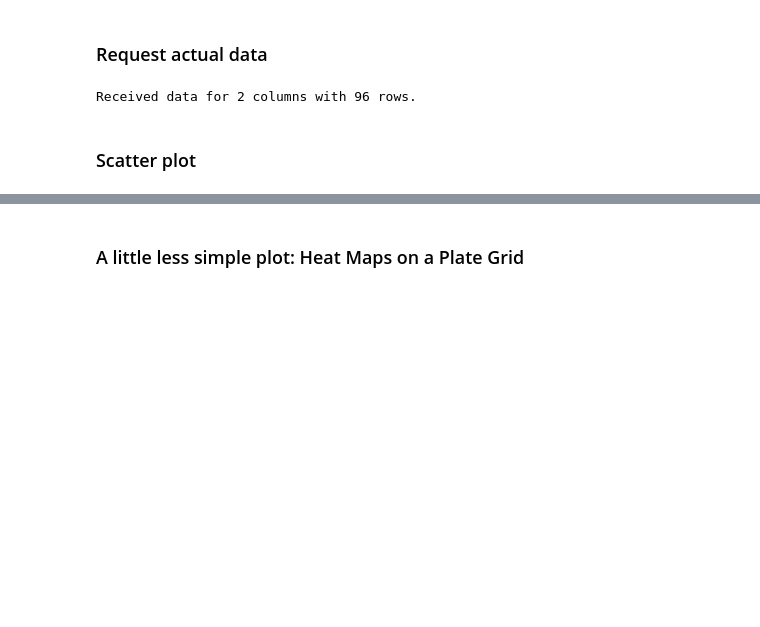
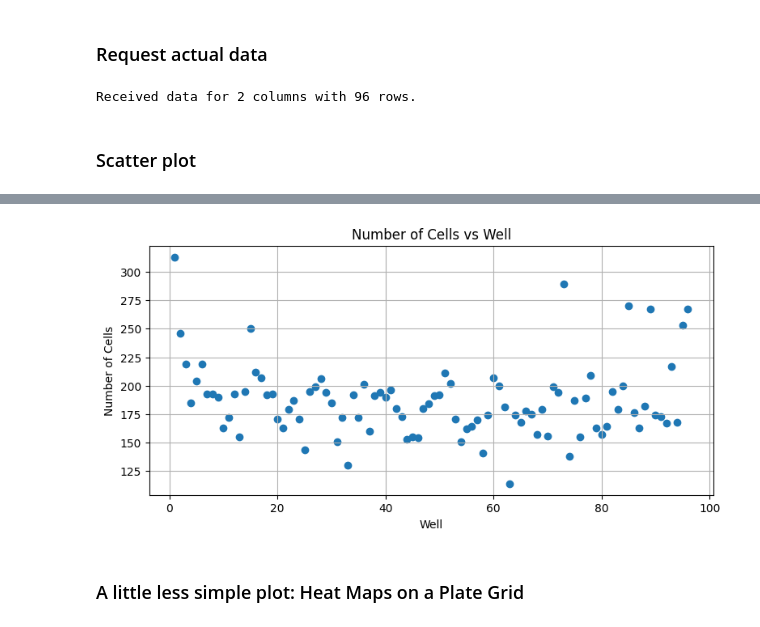
Before and after one commit to glencoesoftware/webinar-notebooks, a Jupyter notebook: 1. Plotting.ipynb, the cells around one changed output, grey strips where cells are left out. Cells and saved outputs as stored; diff of their text form; code cells hidden in the pictures; blank space fills up the shorter version.

```diff
--- a/1. Plotting.ipynb
+++ b/1. Plotting.ipynb
@@ -42,7 +40,10 @@ import pprint
 # %%
 from getpass import getpass
 conn = BlitzGateway(
-    raw_input("Username: "), getpass("OMERO Password: "),
-    host=raw_input("Host: "), port=int(raw_input("Port: ")))
+    input("Username: "), getpass("OMERO Password: "),
+    host=input("Host: "), port=int(input("Port: ")))
+# conn = BlitzGateway(
+#     'demo.user', 'Defense-Boggle-Fifteen9',
+#     host='apps.demo.omero-plus.io', port='4064')
 conn.connect()
 # %% [output]
@@ -55,9 +52,9 @@ False
 ### Request OMERO.table object
 # %%
 shared_resources = conn.c.sf.sharedResources()
-original_file_id = raw_input("OMERO.table file id: ")
+original_file_id = input("OMERO.table file id: ")
 original_file = omero.model.OriginalFileI(original_file_id, False)
 omero_table = shared_resources.openTable(original_file)
 column_names = [col.name for col in omero_table.getHeaders()]
-print "First ten columns:\n%s" % pprint.pformat(column_names[0:9])
+print(f"First ten columns:\n{pprint.pformat(column_names[0:9])}")
 # %% [output]
@@ -77,26 +73,20 @@ First ten columns:
 # %%
 number_of_rows = omero_table.getNumberOfRows()
 selected_columns = [
-    column_names.index('ImageNumber'),
-    column_names.index('Count_PropCells')]
+    column_names.index('Well'),
+    column_names.index('Cells_Count')]
 data = omero_table.read(selected_columns, 0, number_of_rows)
-print "Received data for %i columns with %s rows." % \
-    (len(data.columns), len(data.columns[0].values))
+print(f"Received data for {len(data.columns)} columns with {len(data.columns[0].values)} rows.")
 # %% [output]
 Received data for 2 columns with 96 rows.
 # %% [markdown]
 ### Scatter plot
 # %%
-%matplotlib notebook
-
-'matplotlib (1.3.1)'
 import matplotlib
 import numpy as np
 import matplotlib.pyplot as plt
 import matplotlib.cm as cm
 
-matplotlib.rcParams['figure.figsize'] = (12.0, 12.0)
-
 from IPython.display import display, HTML
 # %%
 matplotlib.rcParams['figure.figsize'] = (9.0, 4.0)
@@ -104,9 +94,9 @@ fig = plt.figure()
 plt.scatter(
     [int(value) for value in data.columns[0].values],
     [float(value) for value in data.columns[1].values])
-plt.xlabel('Image Number')
-plt.ylabel("Cell Count")
+plt.xlabel("Well")
+plt.ylabel("Number of Cells")
 plt.grid(True)
-plt.title("Number of cells vs Image Number")
+plt.title("Number of Cells vs Well")
 plt.show()
 # %% [output]
@@ -115,3 +103,4 @@ plt.show()
+[figure, added]
 # %% [markdown]
 ### A little less simple plot: Heat Maps on a Plate Grid
 # %%
```
Also changed, not shown: parts of 7 cells of this notebook, 5 other files.
